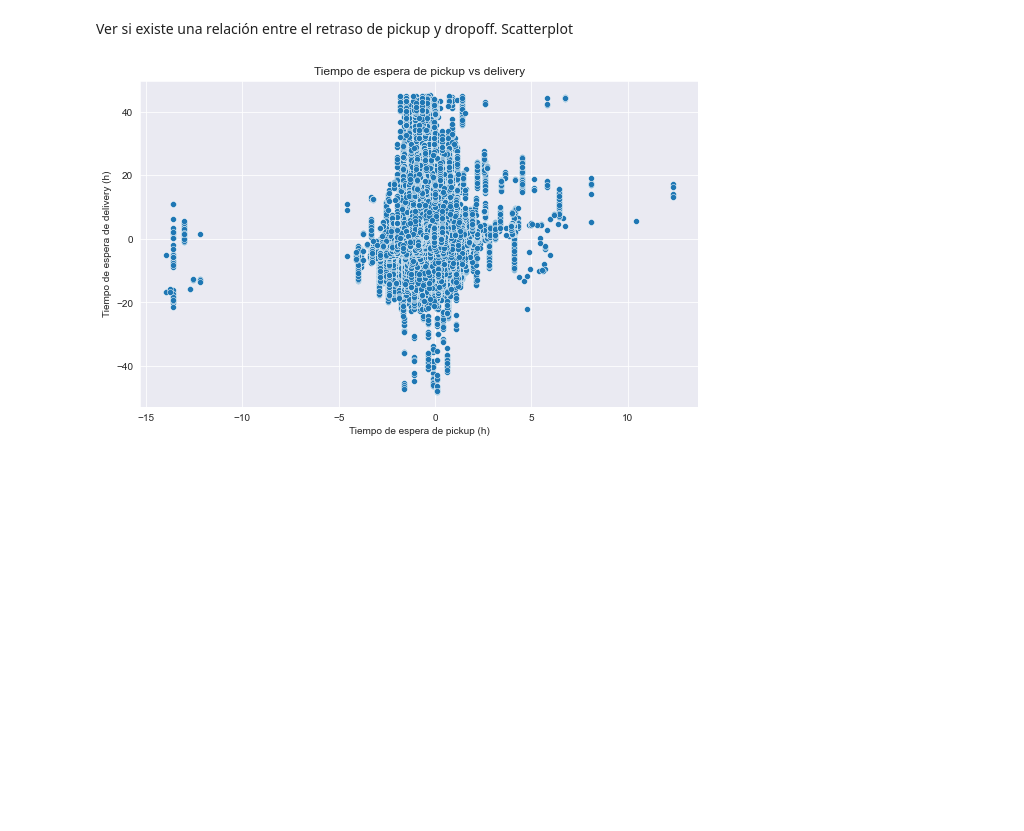
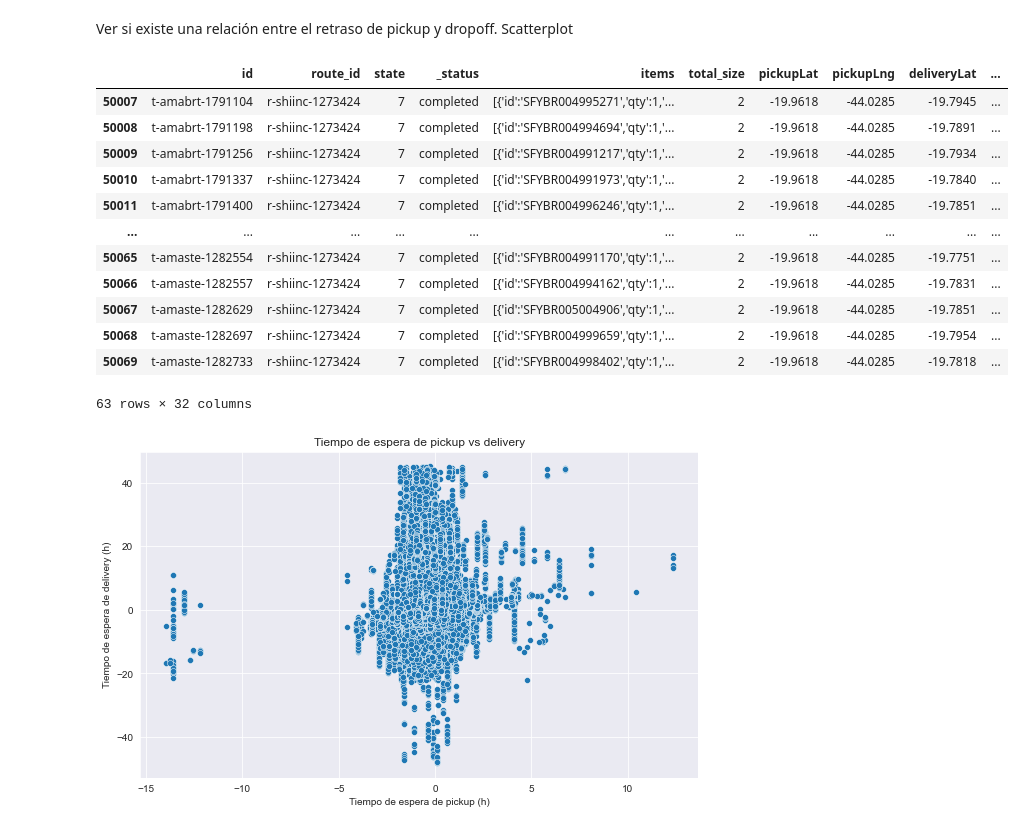
Before and after one commit to AlexVelezLl/ProyectoICD, a Jupyter notebook: notebooks/preguntas_alex.ipynb, the cells around one changed output. Cells and saved outputs as stored; diff of their text form; code cells hidden in the pictures; blank space fills up the shorter version.

```diff
--- a/notebooks/preguntas_alex.ipynb
+++ b/notebooks/preguntas_alex.ipynb
@@ -5,7 +5,7 @@ import seaborn as sns
 import matplotlib.pyplot as plt
 from scipy import stats
 # %%
-df = pd.read_csv('../data/parsed/deliveries_clean.csv')
+df = pd.read_csv('../data/clean/deliveries.csv')
 # %%
 df.head()
 # %% [output]
@@ -20,7 +20,7 @@ df.head()
 Ver la distribucion de las distancias por ruta por tipo de vehiculos.
 displot o boxplot de la distribucion de distancias, faceted uno por cada vehiculo
 # %%
-df_routes = pd.read_csv('../data/routes.csv')
+df_routes = pd.read_csv('../data/clean/routes.csv')
 # %%
 df = df.merge(df_routes, on='route_id', how='left')
 # %%
@@ -94,6 +90,22 @@ df["max_pickup_dt"] = pd.to_datetime(df["max_pickup_dt"])
 df["pickup_effective_dt"] = pd.to_datetime(df["pickup_effective_dt"])
 df["max_delivery_dt"] = pd.to_datetime(df["max_delivery_dt"])
 df["delivery_effective_dt"] = pd.to_datetime(df["delivery_effective_dt"])
+# %%
+df.loc[df["route_id"]=="r-shiinc-1273424"]
+# %% [output]
+|  | id | route_id | state | _status | items | total_size | pickupLat | pickupLng | deliveryLat | ... |
+| 50007 | t-amabrt-1791104 | r-shiinc-1273424 | 7 | completed | [{'id':'SFYBR004995271','qty':1,'... | 2 | -19.9618 | -44.0285 | -19.7945 | ... |
+| 50008 | t-amabrt-1791198 | r-shiinc-1273424 | 7 | completed | [{'id':'SFYBR004994694','qty':1,'... | 2 | -19.9618 | -44.0285 | -19.7891 | ... |
+| 50009 | t-amabrt-1791256 | r-shiinc-1273424 | 7 | completed | [{'id':'SFYBR004991217','qty':1,'... | 2 | -19.9618 | -44.0285 | -19.7934 | ... |
+| 50010 | t-amabrt-1791337 | r-shiinc-1273424 | 7 | completed | [{'id':'SFYBR004991973','qty':1,'... | 2 | -19.9618 | -44.0285 | -19.7840 | ... |
+| 50011 | t-amabrt-1791400 | r-shiinc-1273424 | 7 | completed | [{'id':'SFYBR004996246','qty':1,'... | 2 | -19.9618 | -44.0285 | -19.7851 | ... |
+| ... | ... | ... | ... | ... | ... | ... | ... | ... | ... | ... |
+| 50065 | t-amaste-1282554 | r-shiinc-1273424 | 7 | completed | [{'id':'SFYBR004991170','qty':1,'... | 2 | -19.9618 | -44.0285 | -19.7751 | ... |
+| 50066 | t-amaste-1282557 | r-shiinc-1273424 | 7 | completed | [{'id':'SFYBR004994162','qty':1,'... | 2 | -19.9618 | -44.0285 | -19.7831 | ... |
+| 50067 | t-amaste-1282629 | r-shiinc-1273424 | 7 | completed | [{'id':'SFYBR005004906','qty':1,'... | 2 | -19.9618 | -44.0285 | -19.7851 | ... |
+| 50068 | t-amaste-1282697 | r-shiinc-1273424 | 7 | completed | [{'id':'SFYBR004999659','qty':1,'... | 2 | -19.9618 | -44.0285 | -19.7954 | ... |
+| 50069 | t-amaste-1282733 | r-shiinc-1273424 | 7 | completed | [{'id':'SFYBR004998402','qty':1,'... | 2 | -19.9618 | -44.0285 | -19.7818 | ... |
+63 rows × 32 columns
 # %%
 df["pickup_delay"] = (df["pickup_effective_dt"] - df["max_pickup_dt"]).dt.total_seconds() / 3600
 df["delivery_delay"] = (df["delivery_effective_dt"] - df["max_delivery_dt"]).dt.total_seconds() / 3600
```
Also changed, not shown: parts of 3 cells of this notebook, 4 other files.
